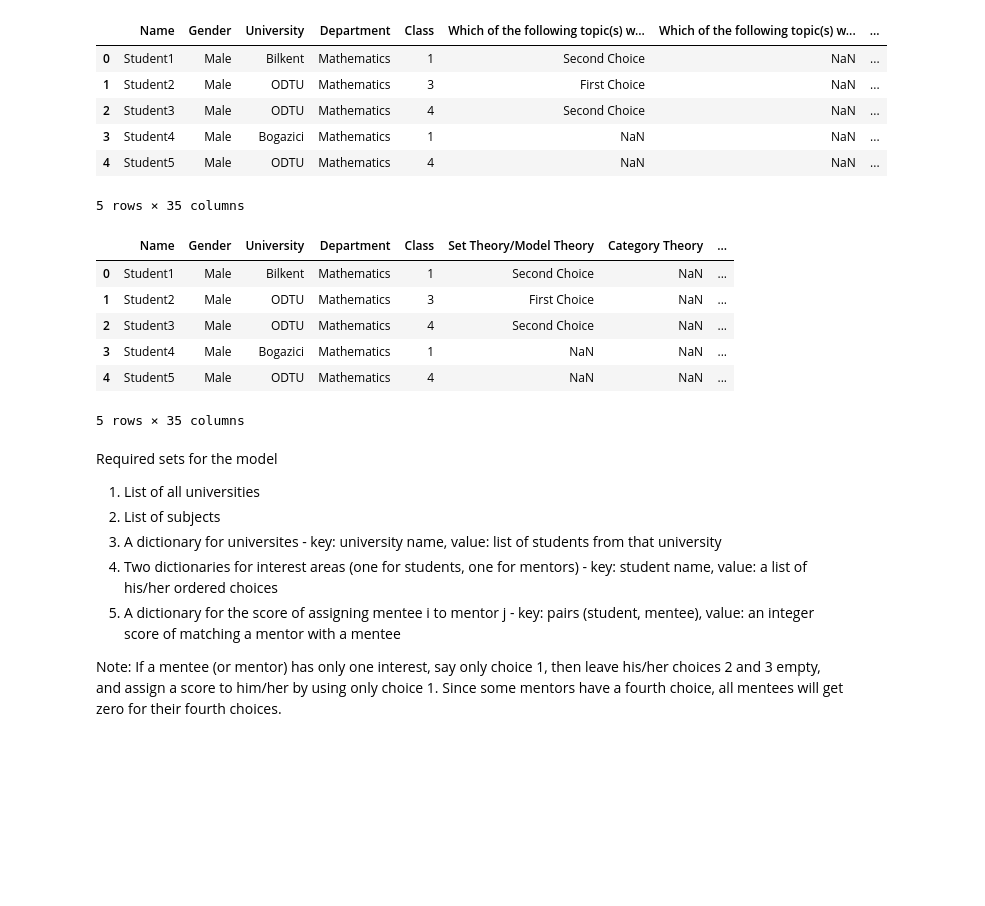
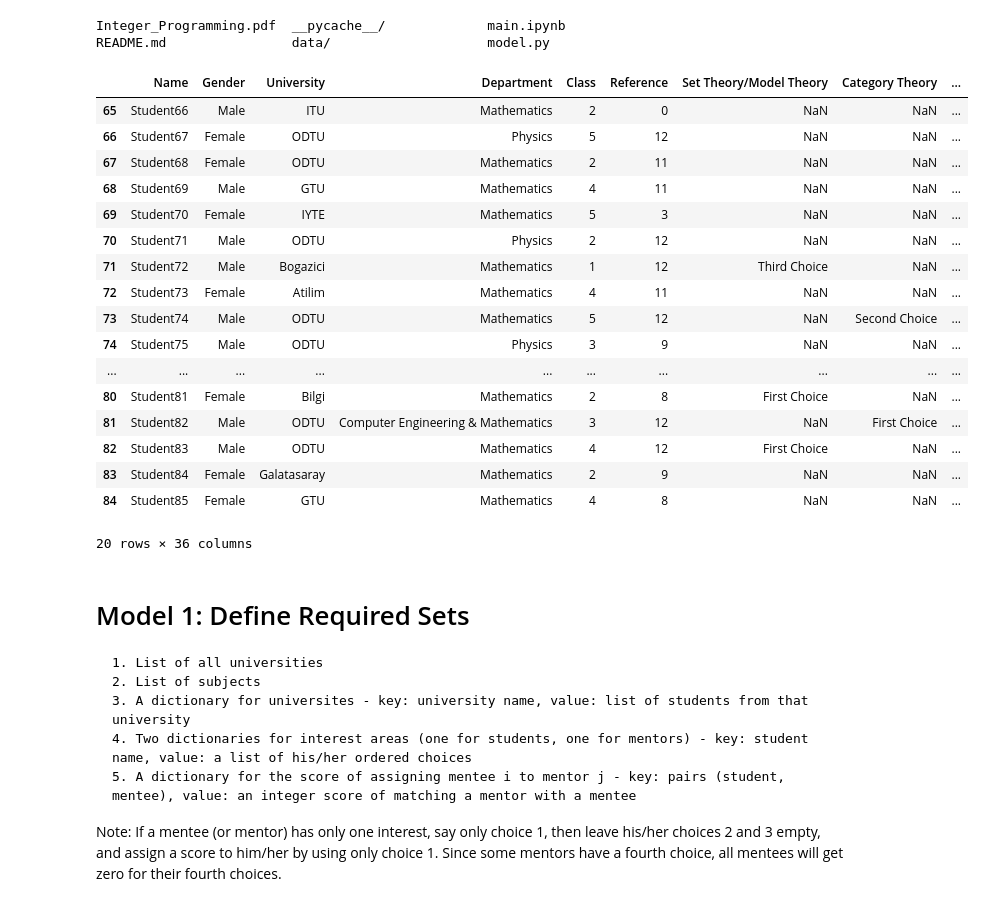
Before and after one commit to kirtisoglu/Mentor-Mentee-Matching, a Jupyter notebook: main.ipynb, the cells around one changed output. Drawn from its saved outputs; the diff is of its cells as text; code cells hidden in the pictures; blank space fills up the shorter version.

```diff
--- a/main.ipynb
+++ b/main.ipynb
@@ -5,39 +5,47 @@ import openpyxl
+# %%
+ls
+# %% [output]
+Integer_Programming.pdf  __pycache__/             main.ipynb
+README.md                data/                    model.py
 # %%
 # Read data
 
-data_mentor = pd.read_csv('data-mentors.csv', encoding='utf-8')
-data_student = pd.read_csv('data-students.csv', encoding='utf-8')
-data_pairing = pd.read_csv('data-pairings.csv', encoding='utf-8')
-data_student.head()
+data_mentor = pd.read_csv('data/data-mentors.csv', encoding='utf-8')
+data_student = pd.read_csv('data/data-students.csv', encoding='utf-8')
+data_pairing = pd.read_csv('data/data-pairings.csv', encoding = 'utf-8')
-# %% [output]
-|  | Name | Gender | University | Department | Class | Which of the following topic(s) w... | Which of the following topic(s) w... | ... |
-| 0 | Student1 | Male | Bilkent | Mathematics | 1 | Second Choice | NaN | ... |
-| 1 | Student2 | Male | ODTU | Mathematics | 3 | First Choice | NaN | ... |
-| 2 | Student3 | Male | ODTU | Mathematics | 4 | Second Choice | NaN | ... |
-| 3 | Student4 | Male | Bogazici | Mathematics | 1 | NaN | NaN | ... |
-| 4 | Student5 | Male | ODTU | Mathematics | 4 | NaN | NaN | ... |
-5 rows × 35 columns
-# %%
-# Remove the questions in the column names
-for i in range(5,35):
-    data_student.rename(columns = {data_student.columns[i]: data_student.columns[i][80:-1]},inplace=True)
-    data_mentor.rename(columns = {data_mentor.columns[i]: data_mentor.columns[i][66:-1]},inplace=True)
-data_student.head()
-# %% [output]
-|  | Name | Gender | University | Department | Class | Set Theory/Model Theory | Category Theory | ... |
-| 0 | Student1 | Male | Bilkent | Mathematics | 1 | Second Choice | NaN | ... |
-| 1 | Student2 | Male | ODTU | Mathematics | 3 | First Choice | NaN | ... |
-| 2 | Student3 | Male | ODTU | Mathematics | 4 | Second Choice | NaN | ... |
-| 3 | Student4 | Male | Bogazici | Mathematics | 1 | NaN | NaN | ... |
-| 4 | Student5 | Male | ODTU | Mathematics | 4 | NaN | NaN | ... |
-5 rows × 35 columns
+# %%
+# See the first few rows of the data
+
+data_student.tail(20)
+# data_mentor.head()
+# data_pairing.head()
+# %% [output]
+|  | Name | Gender | University | Department | Class | Reference | Set Theory/Model Theory | Category Theory | ... |
+| 65 | Student66 | Male | ITU | Mathematics | 2 | 0 | NaN | NaN | ... |
+| 66 | Student67 | Female | ODTU | Physics | 5 | 12 | NaN | NaN | ... |
+| 67 | Student68 | Female | ODTU | Mathematics | 2 | 11 | NaN | NaN | ... |
+| 68 | Student69 | Male | GTU | Mathematics | 4 | 11 | NaN | NaN | ... |
+| 69 | Student70 | Female | IYTE | Mathematics | 5 | 3 | NaN | NaN | ... |
+| 70 | Student71 | Male | ODTU | Physics | 2 | 12 | NaN | NaN | ... |
+| 71 | Student72 | Male | Bogazici | Mathematics | 1 | 12 | Third Choice | NaN | ... |
+| 72 | Student73 | Female | Atilim | Mathematics | 4 | 11 | NaN | NaN | ... |
+| 73 | Student74 | Male | ODTU | Mathematics | 5 | 12 | NaN | Second Choice | ... |
+| 74 | Student75 | Male | ODTU | Physics | 3 | 9 | NaN | NaN | ... |
+| ... | ... | ... | ... | ... | ... | ... | ... | ... | ... |
+| 80 | Student81 | Female | Bilgi | Mathematics | 2 | 8 | First Choice | NaN | ... |
+| 81 | Student82 | Male | ODTU | Computer Engineering & Mathematics | 3 | 12 | NaN | First Choice | ... |
+| 82 | Student83 | Male | ODTU | Mathematics | 4 | 12 | First Choice | NaN | ... |
+| 83 | Student84 | Female | Galatasaray | Mathematics | 2 | 9 | NaN | NaN | ... |
+| 84 | Student85 | Female | GTU | Mathematics | 4 | 8 | NaN | NaN | ... |
+20 rows × 36 columns
 # %% [markdown]
-Required sets for the model
+# Model 1: Define Required Sets
 
-1) List of all universities
-2) List of subjects
-3) A dictionary for universites - key: university name, value: list of students from that university
-4) Two dictionaries for interest areas (one for students, one for mentors) - key: student name, value: a list of his/her ordered choices
-5) A dictionary for the score of assigning mentee i to mentor j - key: pairs (student, mentee), value: an integer score of matching a mentor with a mentee
+    1. List of all universities
+    2. List of subjects
+    3. A dictionary for universites - key: university name, value: list of students from that university
+    4. Two dictionaries for interest areas (one for students, one for mentors) - key: student name, value: a list of his/her ordered choices
+    5. A dictionary for the score of assigning mentee i to mentor j - key: pairs (student, mentee), value: an integer score of matching a mentor with a mentee
+
 
 Note: If a mentee (or mentor) has only one interest, say only choice 1, then leave his/her choices 2 and 3 empty, and assign a score to him/her by using only choice 1. Since some mentors have a fourth choice, all mentees will get zero for their fourth choices.
```
Also changed, not shown: parts of 19 cells of this notebook, 11 other files.
